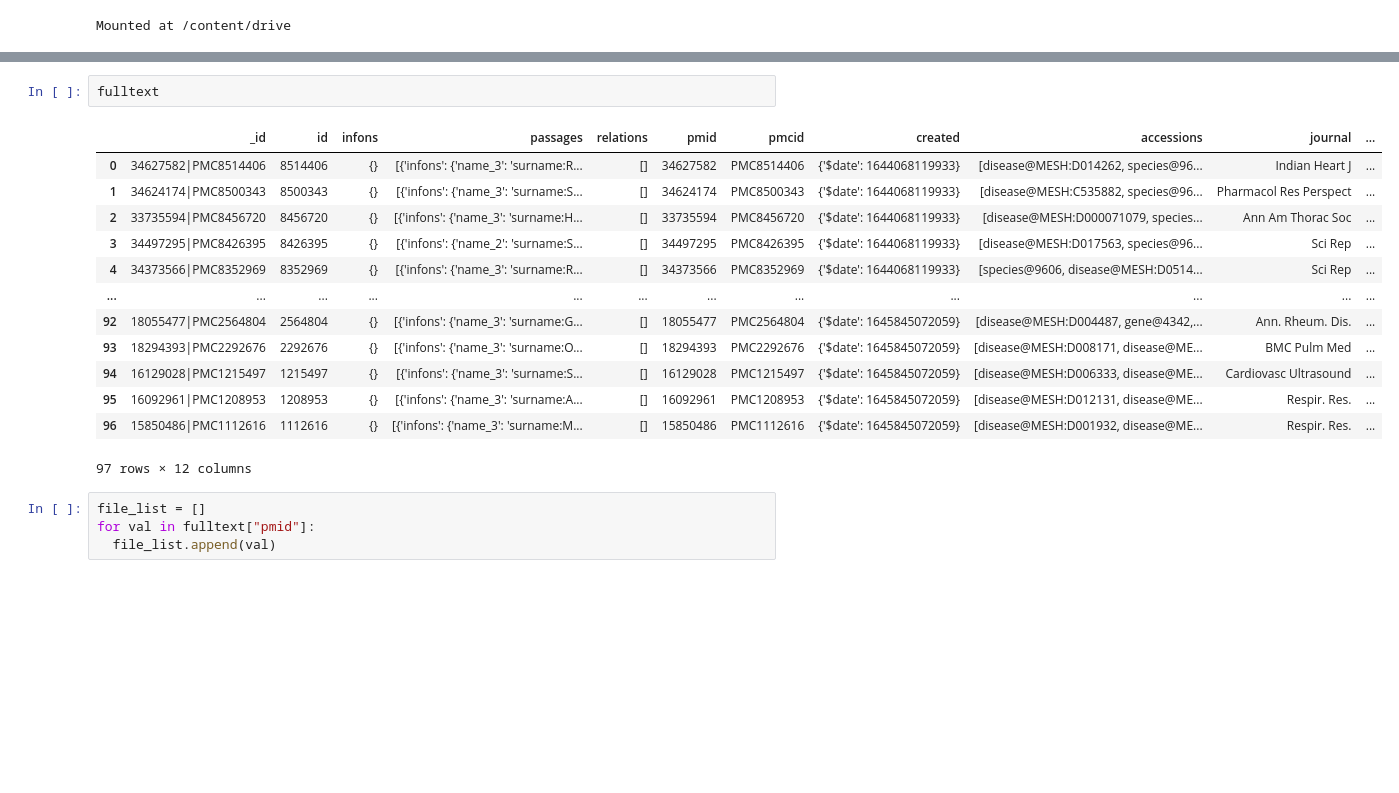
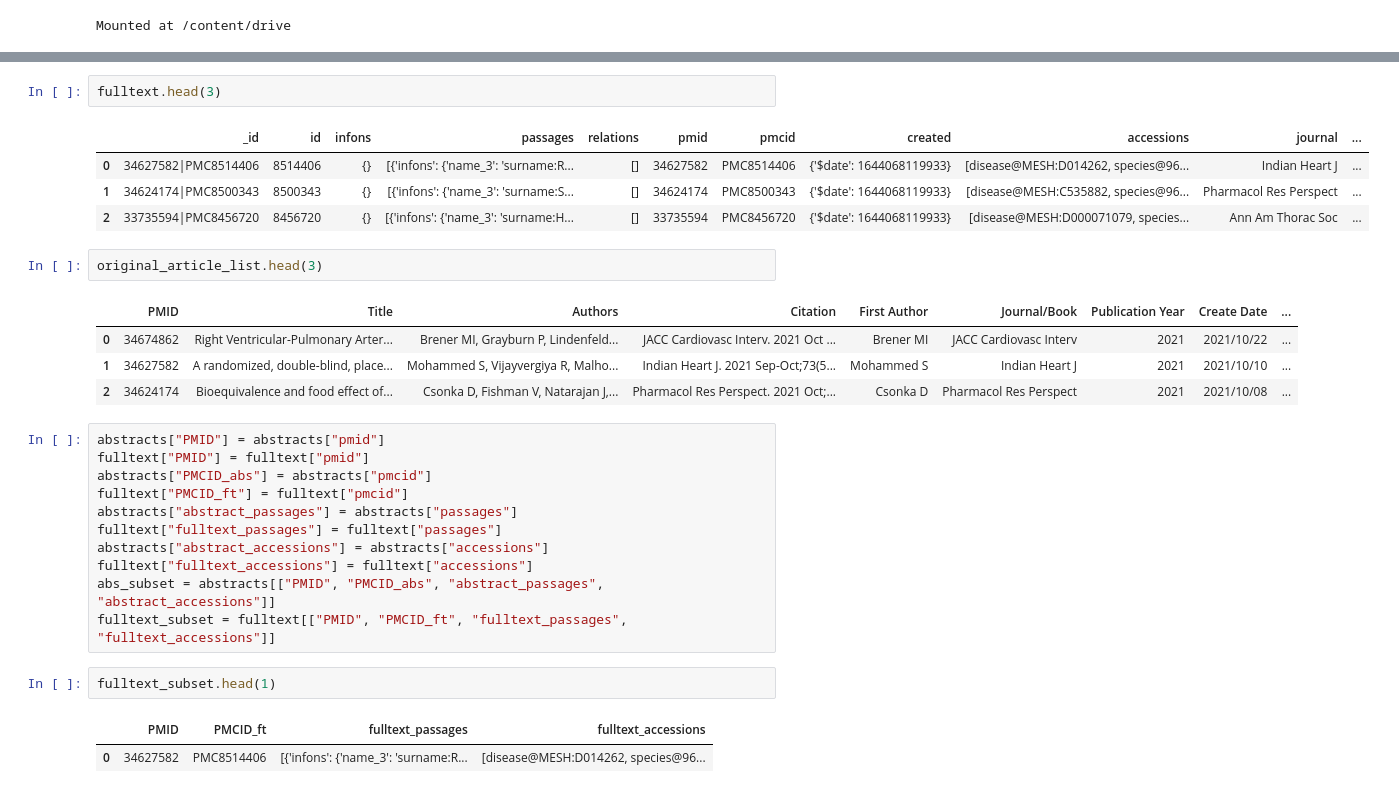
Before and after one commit to LyaSolis/PubMed_LAG, a Jupyter notebook: 2_parse_annotated_articles.ipynb, the cells around one changed output, grey strips where cells are left out. Saved outputs shown, nothing was run; the diff lists cells and outputs as text; blank space fills up the shorter version.

```diff
--- a/2_parse_annotated_articles.ipynb
+++ b/2_parse_annotated_articles.ipynb
@@ -38,20 +32,30 @@ abstracts
 # %%
-fulltext
+fulltext.head(3)
 # %% [output]
 |  | _id | id | infons | passages | relations | pmid | pmcid | created | accessions | journal | ... |
 | 0 | 34627582|PMC8514406 | 8514406 | {} | [{'infons': {'name_3': 'surname:R... | [] | 34627582 | PMC8514406 | {'$date': 1644068119933} | [disease@MESH:D014262, species@96... | Indian Heart J | ... |
 | 1 | 34624174|PMC8500343 | 8500343 | {} | [{'infons': {'name_3': 'surname:S... | [] | 34624174 | PMC8500343 | {'$date': 1644068119933} | [disease@MESH:C535882, species@96... | Pharmacol Res Perspect | ... |
 | 2 | 33735594|PMC8456720 | 8456720 | {} | [{'infons': {'name_3': 'surname:H... | [] | 33735594 | PMC8456720 | {'$date': 1644068119933} | [disease@MESH:D000071079, species... | Ann Am Thorac Soc | ... |
-| 3 | 34497295|PMC8426395 | 8426395 | {} | [{'infons': {'name_2': 'surname:S... | [] | 34497295 | PMC8426395 | {'$date': 1644068119933} | [disease@MESH:D017563, species@96... | Sci Rep | ... |
-| 4 | 34373566|PMC8352969 | 8352969 | {} | [{'infons': {'name_3': 'surname:R... | [] | 34373566 | PMC8352969 | {'$date': 1644068119933} | [species@9606, disease@MESH:D0514... | Sci Rep | ... |
-| ... | ... | ... | ... | ... | ... | ... | ... | ... | ... | ... | ... |
-| 92 | 18055477|PMC2564804 | 2564804 | {} | [{'infons': {'name_3': 'surname:G... | [] | 18055477 | PMC2564804 | {'$date': 1645845072059} | [disease@MESH:D004487, gene@4342,... | Ann. Rheum. Dis. | ... |
-| 93 | 18294393|PMC2292676 | 2292676 | {} | [{'infons': {'name_3': 'surname:O... | [] | 18294393 | PMC2292676 | {'$date': 1645845072059} | [disease@MESH:D008171, disease@ME... | BMC Pulm Med | ... |
-| 94 | 16129028|PMC1215497 | 1215497 | {} | [{'infons': {'name_3': 'surname:S... | [] | 16129028 | PMC1215497 | {'$date': 1645845072059} | [disease@MESH:D006333, disease@ME... | Cardiovasc Ultrasound | ... |
-| 95 | 16092961|PMC1208953 | 1208953 | {} | [{'infons': {'name_3': 'surname:A... | [] | 16092961 | PMC1208953 | {'$date': 1645845072059} | [disease@MESH:D012131, disease@ME... | Respir. Res. | ... |
-| 96 | 15850486|PMC1112616 | 1112616 | {} | [{'infons': {'name_3': 'surname:M... | [] | 15850486 | PMC1112616 | {'$date': 1645845072059} | [disease@MESH:D001932, disease@ME... | Respir. Res. | ... |
-97 rows × 12 columns
-# %%
-file_list = []
-for val in fulltext["pmid"]:
-  file_list.append(val)
+# %%
+original_article_list.head(3)
+# %% [output]
+|  | PMID | Title | Authors | Citation | First Author | Journal/Book | Publication Year | Create Date | ... |
+| 0 | 34674862 | Right Ventricular-Pulmonary Arter... | Brener MI, Grayburn P, Lindenfeld... | JACC Cardiovasc Interv. 2021 Oct ... | Brener MI | JACC Cardiovasc Interv | 2021 | 2021/10/22 | ... |
+| 1 | 34627582 | A randomized, double-blind, place... | Mohammed S, Vijayvergiya R, Malho... | Indian Heart J. 2021 Sep-Oct;73(5... | Mohammed S | Indian Heart J | 2021 | 2021/10/10 | ... |
+| 2 | 34624174 | Bioequivalence and food effect of... | Csonka D, Fishman V, Natarajan J,... | Pharmacol Res Perspect. 2021 Oct;... | Csonka D | Pharmacol Res Perspect | 2021 | 2021/10/08 | ... |
+# %%
+abstracts["PMID"] = abstracts["pmid"]
+fulltext["PMID"] = fulltext["pmid"]
+abstracts["PMCID_abs"] = abstracts["pmcid"]
+fulltext["PMCID_ft"] = fulltext["pmcid"]
+abstracts["abstract_passages"] = abstracts["passages"]
+fulltext["fulltext_passages"] = fulltext["passages"]
+abstracts["abstract_accessions"] = abstracts["accessions"]
+fulltext["fulltext_accessions"] = fulltext["accessions"]
+abs_subset = abstracts[["PMID", "PMCID_abs", "abstract_passages", "abstract_accessions"]]
+fulltext_subset = fulltext[["PMID", "PMCID_ft", "fulltext_passages", "fulltext_accessions"]]
+# %%
+fulltext_subset.head(1)
+# %% [output]
+|  | PMID | PMCID_ft | fulltext_passages | fulltext_accessions |
+| 0 | 34627582 | PMC8514406 | [{'infons': {'name_3': 'surname:R... | [disease@MESH:D014262, species@96... |
```
Also changed, not shown: parts of 6 cells of this notebook.
